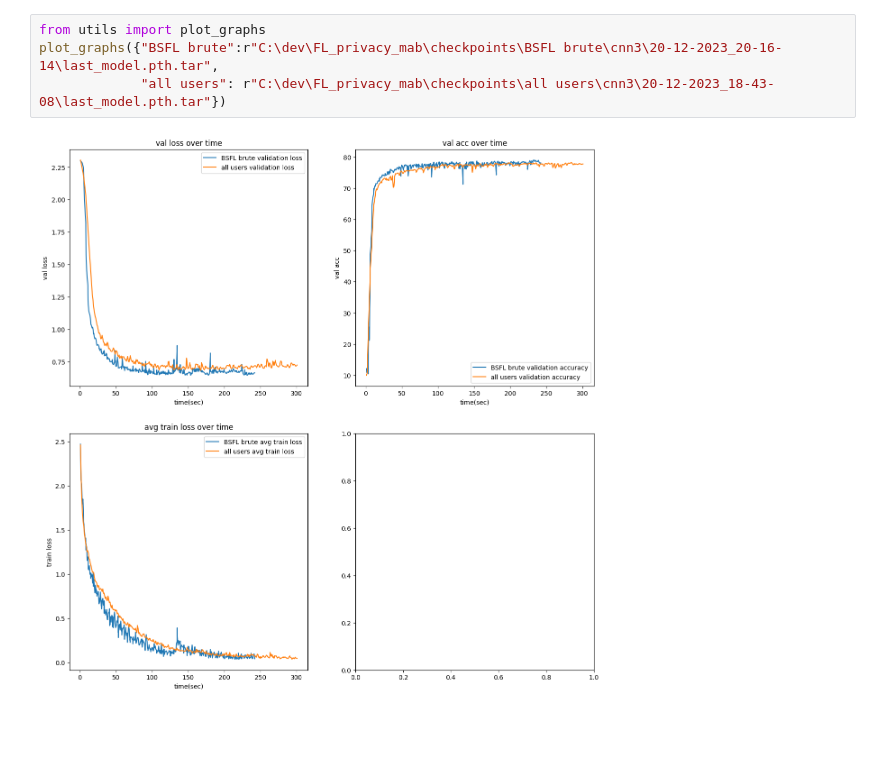
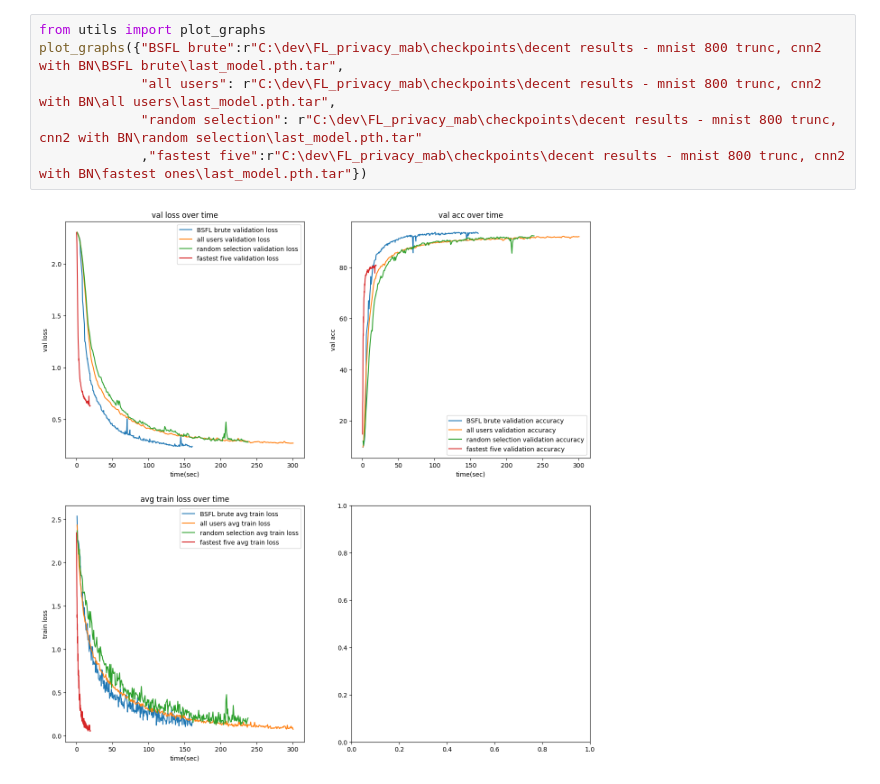
Before and after one commit to oritalp/PAUSE, a Jupyter notebook: plot_graphs.ipynb, the cells around one changed output. Cells and saved outputs as stored; diff of their text form; blank space fills up the shorter version.

Commit message:
many many changes - just before privacy final integration

```diff
--- a/plot_graphs.ipynb
+++ b/plot_graphs.ipynb
@@ -1,6 +1,8 @@
 # %%
 from utils import plot_graphs
-plot_graphs({"BSFL brute":r"C:\dev\FL_privacy_mab\checkpoints\BSFL brute\cnn3\20-12-2023_20-16-14\last_model.pth.tar",
-             "all users": r"C:\dev\FL_privacy_mab\checkpoints\all users\cnn3\20-12-2023_18-43-08\last_model.pth.tar"})
+plot_graphs({"BSFL brute":r"C:\dev\FL_privacy_mab\checkpoints\decent results - mnist 800 trunc, cnn2 with BN\BSFL brute\last_model.pth.tar",
+             "all users": r"C:\dev\FL_privacy_mab\checkpoints\decent results - mnist 800 trunc, cnn2 with BN\all users\last_model.pth.tar",
+             "random selection": r"C:\dev\FL_privacy_mab\checkpoints\decent results - mnist 800 trunc, cnn2 with BN\random selection\last_model.pth.tar"
+             ,"fastest five":r"C:\dev\FL_privacy_mab\checkpoints\decent results - mnist 800 trunc, cnn2 with BN\fastest ones\last_model.pth.tar"})
 # %% [output]
-[figure, old version]
+[figure, new version]
```
Also changed, not shown: parts of 3 cells of this notebook, 5 other files.
